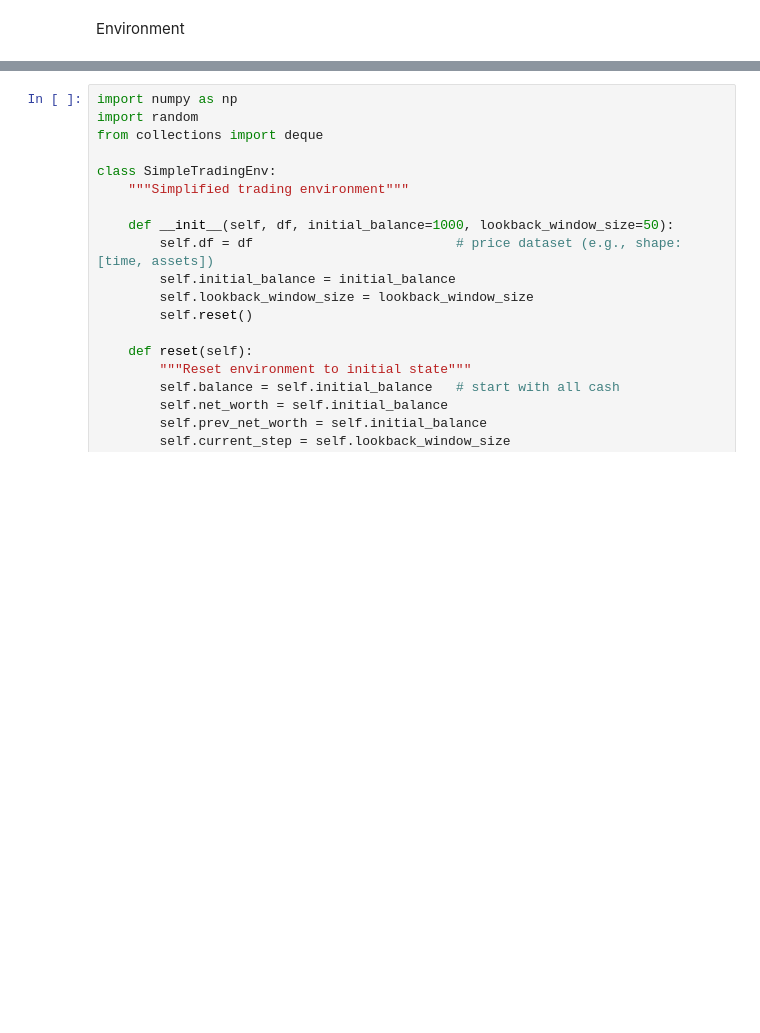
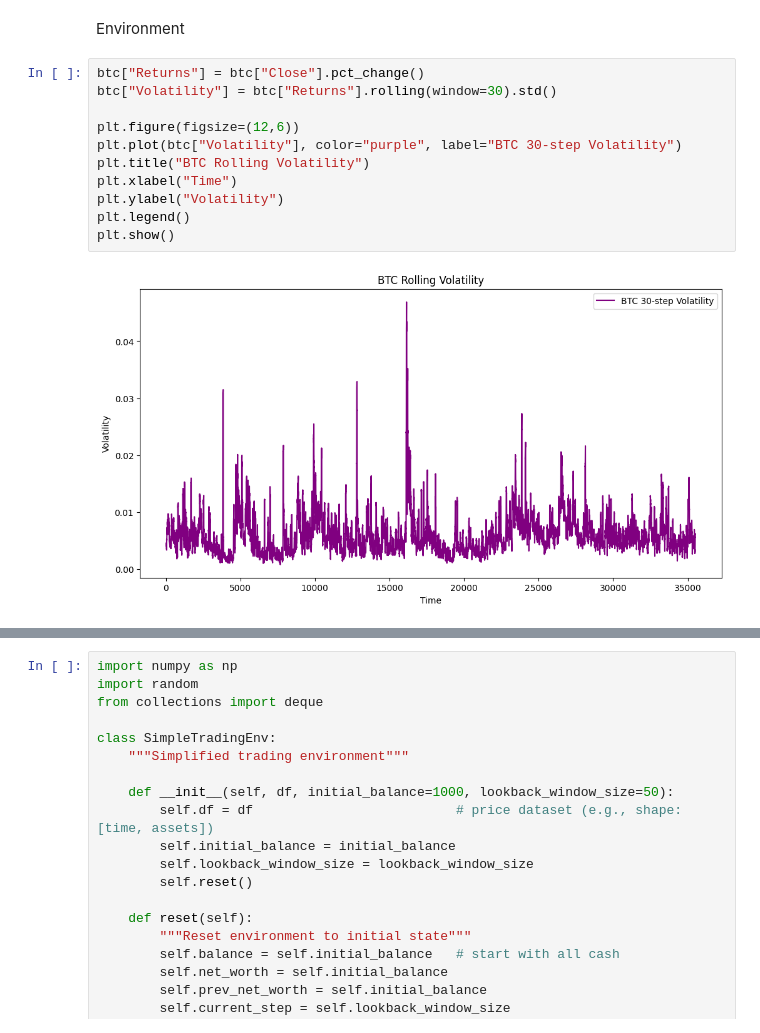
Before and after one commit to LiandarJoshua/DL-PROJECT-1, a Jupyter notebook: portfolio.ipynb, the cells around one changed output, grey strips where cells are left out. Saved outputs shown, nothing was run; the diff lists cells and outputs as text; blank space fills up the shorter version.

```diff
--- a/portfolio.ipynb
+++ b/portfolio.ipynb
@@ -19,2 +94,15 @@ archive (4)\XRPUSDT_norm.csv
 # %% [markdown]
 Environment
+# %%
+btc["Returns"] = btc["Close"].pct_change()
+btc["Volatility"] = btc["Returns"].rolling(window=30).std()
+
+plt.figure(figsize=(12,6))
+plt.plot(btc["Volatility"], color="purple", label="BTC 30-step Volatility")
+plt.title("BTC Rolling Volatility")
+plt.xlabel("Time")
+plt.ylabel("Volatility")
+plt.legend()
+plt.show()
+# %% [output]
+[figure, added]
```
Also changed, not shown: parts of 5 cells of this notebook.
